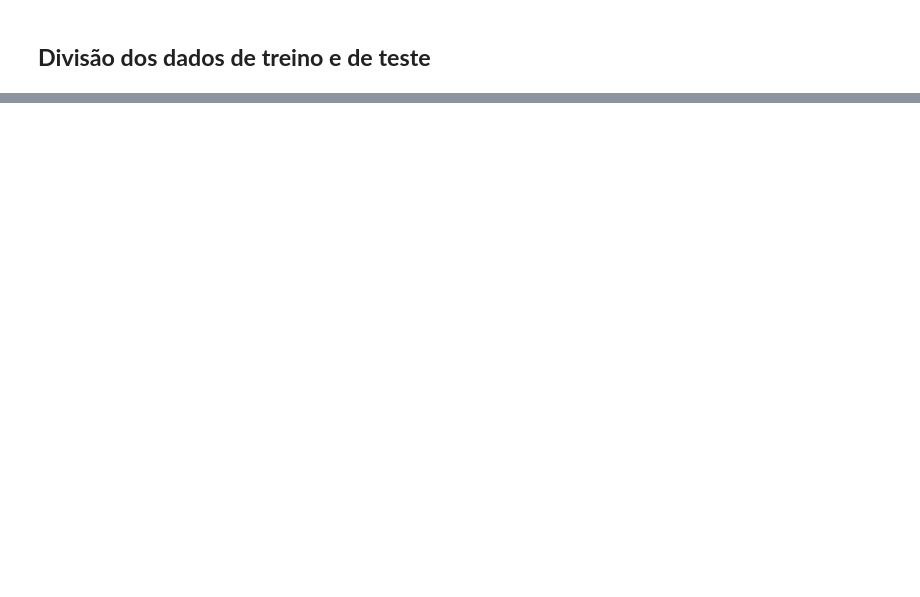
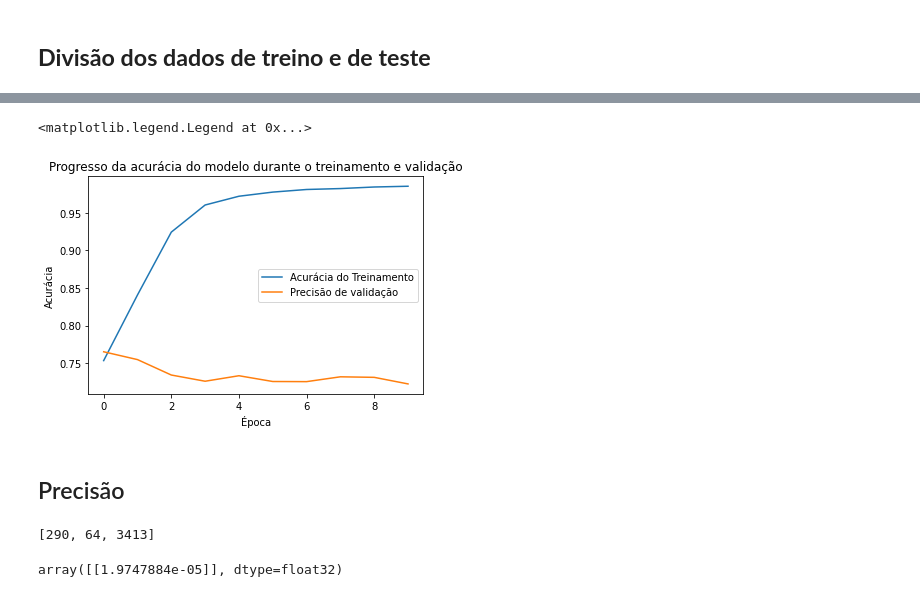
Before and after one commit to LaisFSGomes/Classificacao-de-Sentimentos-com-CNN, a Jupyter notebook: Classificação_de_Sentimentos_usando_Redes_Neurais_Convolucionais.ipynb, the cells around one changed output, grey strips where cells are left out. Cells and saved outputs as stored; diff of their text form; code cells hidden in the pictures; blank space fills up the shorter version.

```diff
--- a/Classificação_de_Sentimentos_usando_Redes_Neurais_Convolucionais.ipynb
+++ b/Classificação_de_Sentimentos_usando_Redes_Neurais_Convolucionais.ipynb
@@ -283,0 +403,22 @@ class DCNN (tf.keras.Model):
+# %%
+plt.plot(history.history['accuracy'])
+plt.plot(history.history['val_accuracy'])
+plt.title('Progresso da acurácia do modelo durante o treinamento e validação')
+plt.xlabel('Época')
+plt.ylabel('Acurácia')
+plt.legend(['Acurácia do Treinamento', 'Precisão de validação'])
+# %% [output]
+<matplotlib.legend.Legend at 0x...>
+[figure, added]
+# %% [markdown]
+## Precisão
+# %%
+text = 'i hate you'
+text = tokenizer.encode(text)
+text
+# %% [output]
+[290, 64, 3413]
+# %%
+Dcnn(np.array([text]), training=False).numpy()
+# %% [output]
+array([[1.9747884e-05]], dtype=float32)
```
Also changed, not shown: parts of 36 cells of this notebook.
